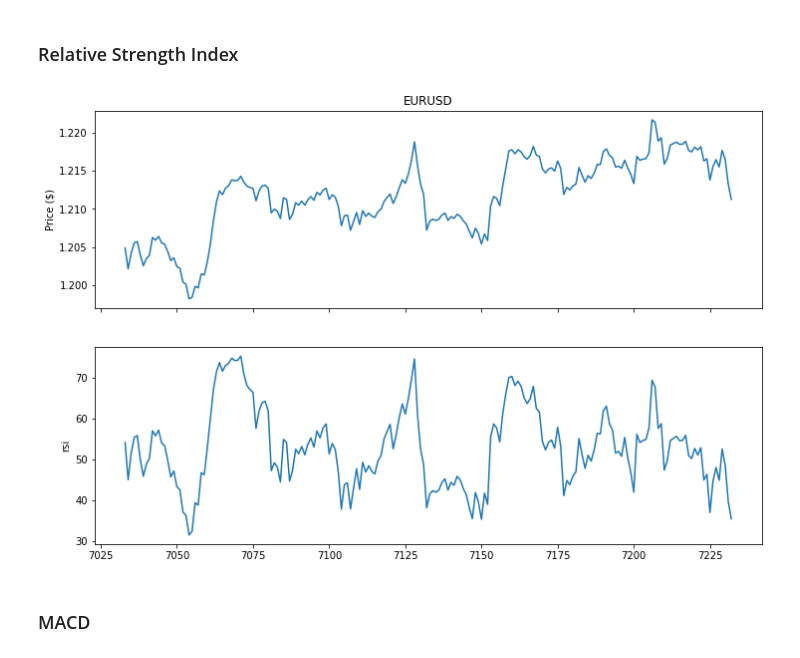
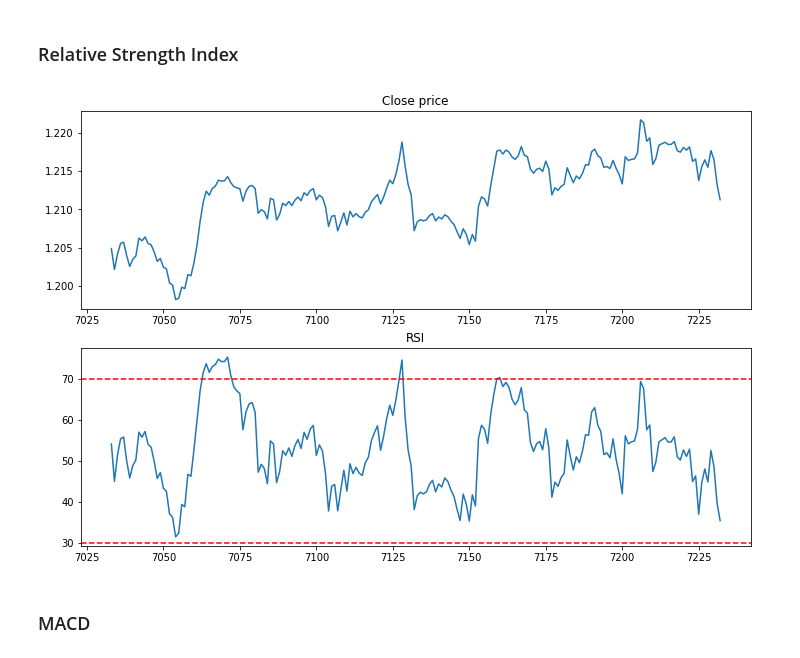
Before and after one commit to SaidJacoboDev/smart-markets, a Jupyter notebook: Chapter 1 - The data/eur_usd_analysis.ipynb, the cells around one changed output. Cells and saved outputs as stored; diff of their text form; code cells hidden in the pictures.

```diff
--- a/Chapter 1 - The data/eur_usd_analysis.ipynb
+++ b/Chapter 1 - The data/eur_usd_analysis.ipynb
@@ -240,17 +240,19 @@ plt.show()
 # %% [markdown]
 ### Relative Strength Index
-# %%
-fig, ax = plt.subplots(2, 1, figsize=(12, 8), sharex=True)
-
-# add prices
-show_df.close.plot(ax=ax[0])
-ax[0].set(title = 'EURUSD', ylabel = 'Price ($)')
-
-show_df.rsi.plot(ax=ax[1])
-ax[1].set(ylabel = 'rsi')
-
-plt.show()
-# %% [output]
-[figure, removed]
+# %%
+plt.figure(figsize=(12,8))
+plt.subplot(2,1,1)
+plt.plot(show_df.close.index, show_df.close)
+plt.title('Close price')
+
+plt.subplot(2,1,2)
+plt.plot(show_df.rsi.index, show_df.rsi)
+plt.title('RSI')
+plt.axhline(70, c='r', linestyle='--')
+plt.axhline(30, c='r', linestyle='--')
+
+plt.show()
+# %% [output]
+[figure, added]
 # %% [markdown]
 ### MACD
```
Also changed, not shown: parts of 20 cells of this notebook.
